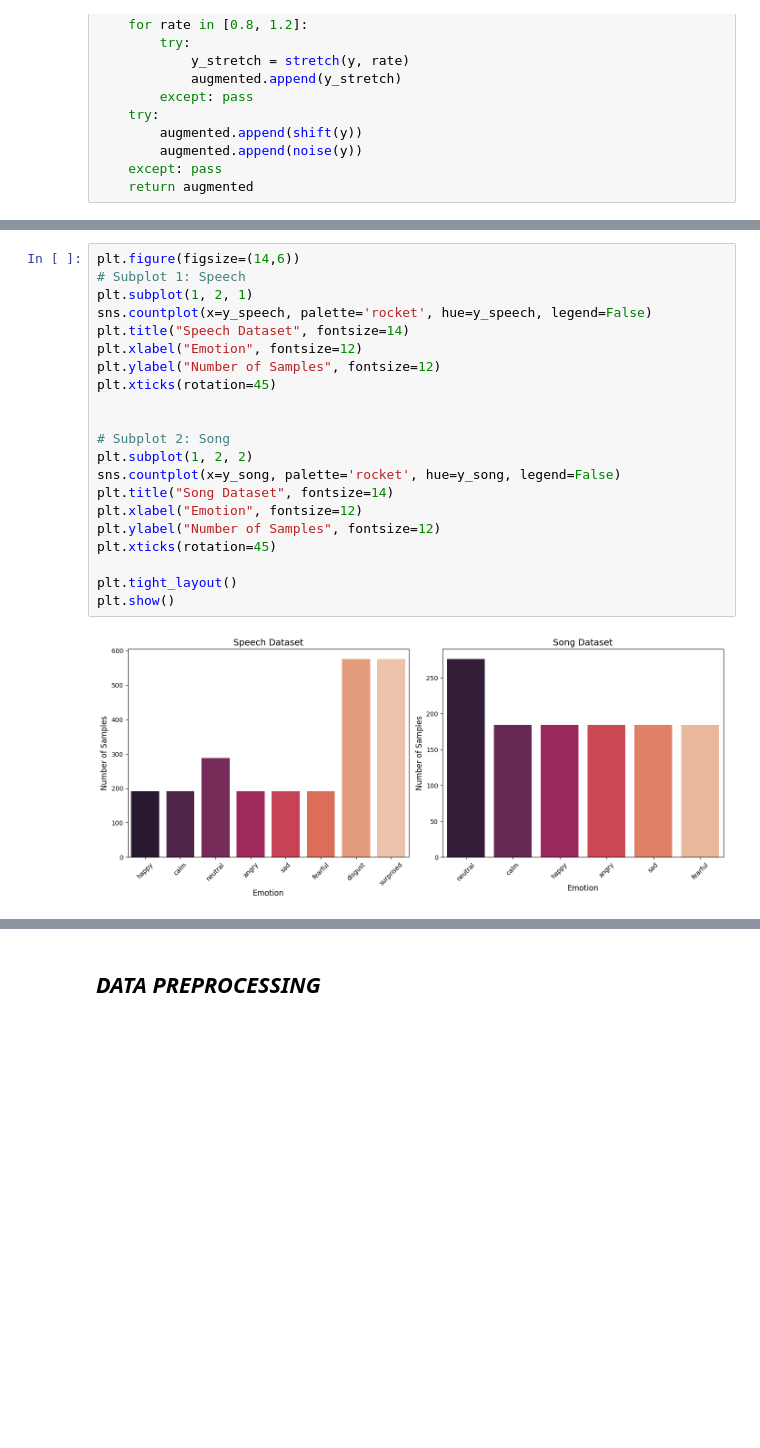
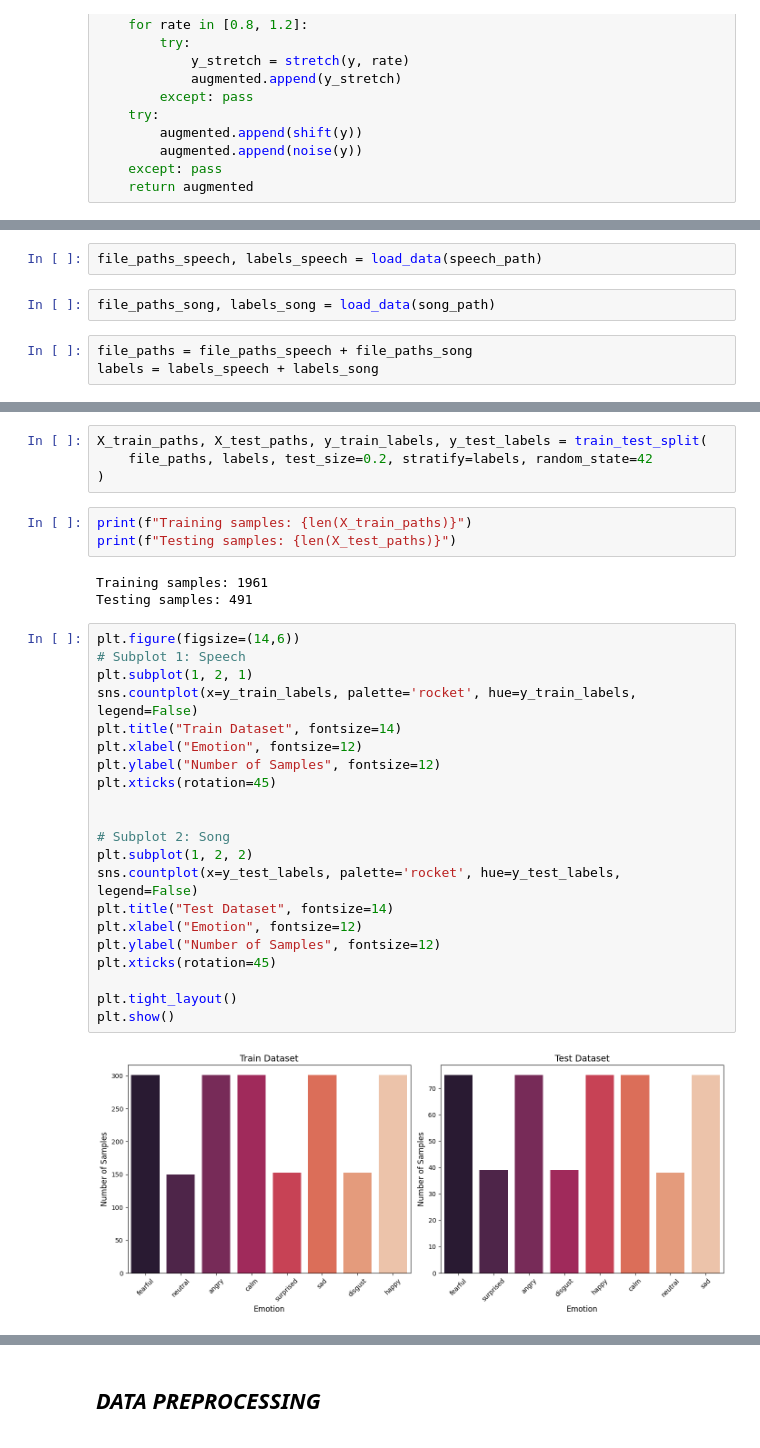
Before and after one commit to Tejasv-bhalla/audio-emotion-classification, a Jupyter notebook: main.ipynb, the cells around one changed output, grey strips where cells are left out. Drawn from its saved outputs; the diff is of its cells as text; blank space fills up the shorter version.

```diff
--- a/main.ipynb
+++ b/main.ipynb
@@ -138,0 +120,7 @@ Song data shape: (1196, 40)
+# %%
+file_paths_speech, labels_speech = load_data(speech_path)
+# %%
+file_paths_song, labels_song = load_data(song_path)
+# %%
+file_paths = file_paths_speech + file_paths_song
+labels = labels_speech + labels_song
@@ -139,23 +137,33 @@ Song data shape: (1196, 40)
+# %%
+X_train_paths, X_test_paths, y_train_labels, y_test_labels = train_test_split(
+    file_paths, labels, test_size=0.2, stratify=labels, random_state=42
+)
+# %%
+print(f"Training samples: {len(X_train_paths)}")
+print(f"Testing samples: {len(X_test_paths)}")
+# %% [output]
+Training samples: 1961
+Testing samples: 491
 # %%
 plt.figure(figsize=(14,6))
 # Subplot 1: Speech
 plt.subplot(1, 2, 1)
-sns.countplot(x=y_speech, palette='rocket', hue=y_speech, legend=False)
-plt.title("Speech Dataset", fontsize=14)
+sns.countplot(x=y_train_labels, palette='rocket', hue=y_train_labels, legend=False)
+plt.title("Train Dataset", fontsize=14)
 plt.xlabel("Emotion", fontsize=12)
 plt.ylabel("Number of Samples", fontsize=12)
 plt.xticks(rotation=45)
 
 
 # Subplot 2: Song
 plt.subplot(1, 2, 2)
-sns.countplot(x=y_song, palette='rocket', hue=y_song, legend=False)
-plt.title("Song Dataset", fontsize=14)
+sns.countplot(x=y_test_labels, palette='rocket', hue=y_test_labels, legend=False)
+plt.title("Test Dataset", fontsize=14)
 plt.xlabel("Emotion", fontsize=12)
 plt.ylabel("Number of Samples", fontsize=12)
 plt.xticks(rotation=45)
 
 plt.tight_layout()
 plt.show()
 # %% [output]
-[figure, old version]
+[figure, new version]
```
Also changed, not shown: parts of 38 cells of this notebook, 12 other files.
